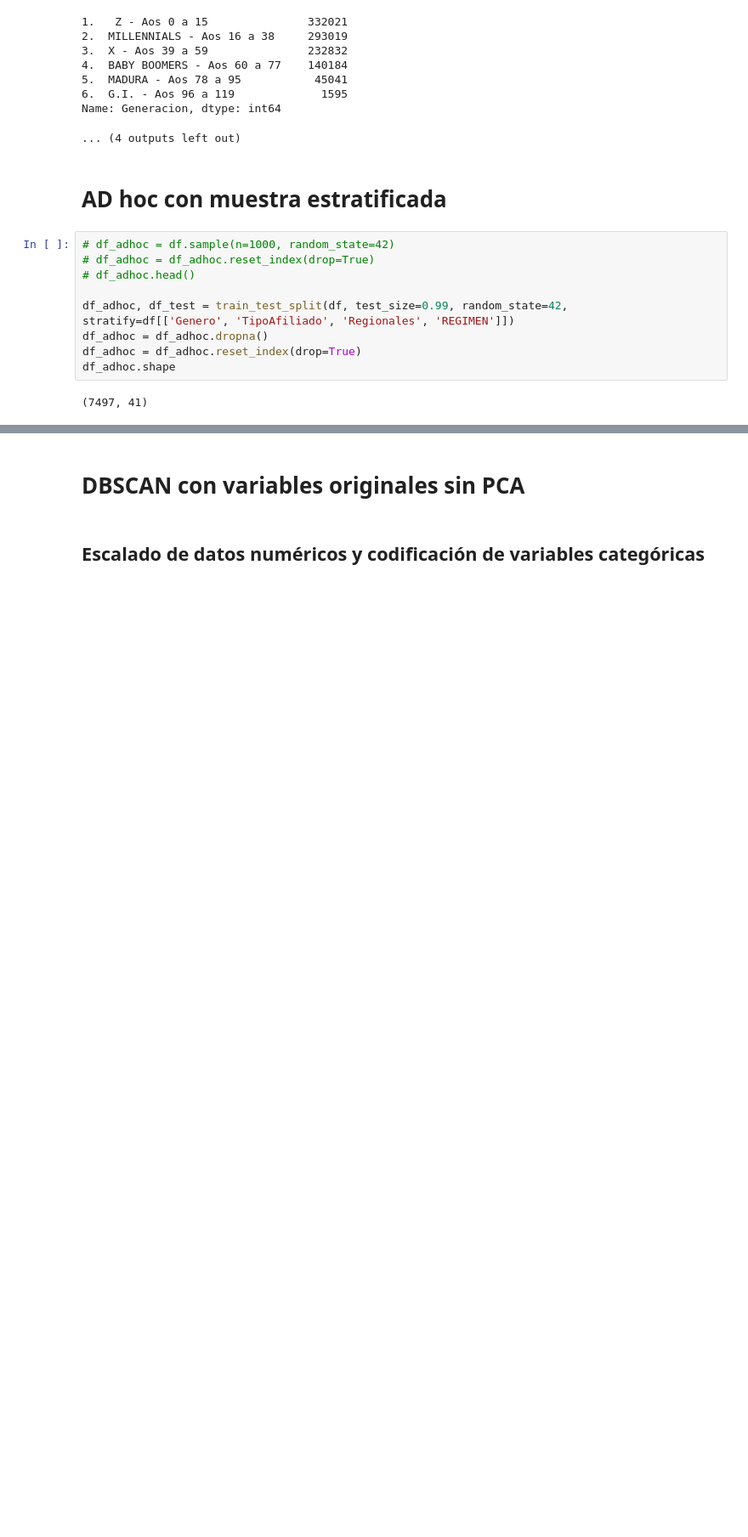
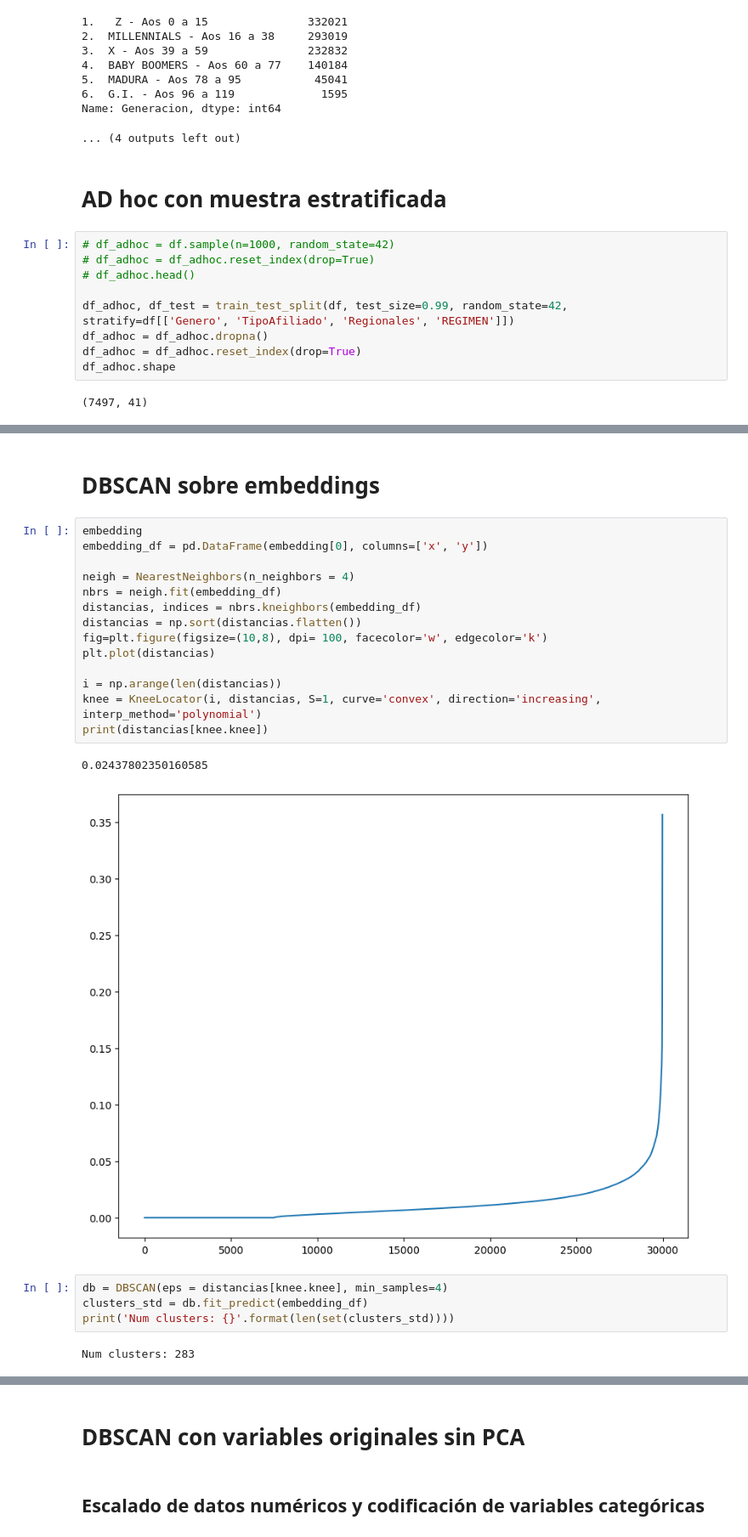
Before and after one commit to cdgonzalezr1/proyecto_aprendizaje_no_supervisado, a Jupyter notebook: proyecto_arquetipos.ipynb, the cells around one changed output, grey strips where cells are left out. Shown at 85% size. Saved outputs shown, nothing was run; the diff lists cells and outputs as text; blank space fills up the shorter version.

```diff
--- a/proyecto_arquetipos.ipynb
+++ b/proyecto_arquetipos.ipynb
@@ -205,0 +270,25 @@ df_adhoc.shape
+# %% [markdown]
+# DBSCAN sobre embeddings
+# %%
+embedding
+embedding_df = pd.DataFrame(embedding[0], columns=['x', 'y'])
+
+neigh = NearestNeighbors(n_neighbors = 4)
+nbrs = neigh.fit(embedding_df)
+distancias, indices = nbrs.kneighbors(embedding_df)
+distancias = np.sort(distancias.flatten())
+fig=plt.figure(figsize=(10,8), dpi= 100, facecolor='w', edgecolor='k')
+plt.plot(distancias)
+
+i = np.arange(len(distancias))
+knee = KneeLocator(i, distancias, S=1, curve='convex', direction='increasing', interp_method='polynomial')
+print(distancias[knee.knee])
+# %% [output]
+0.02437802350160585
+[figure, added]
+# %%
+db = DBSCAN(eps = distancias[knee.knee], min_samples=4)
+clusters_std = db.fit_predict(embedding_df)
+print('Num clusters: {}'.format(len(set(clusters_std))))
+# %% [output]
+Num clusters: 283
```
Also changed, not shown: parts of 6 cells of this notebook.
